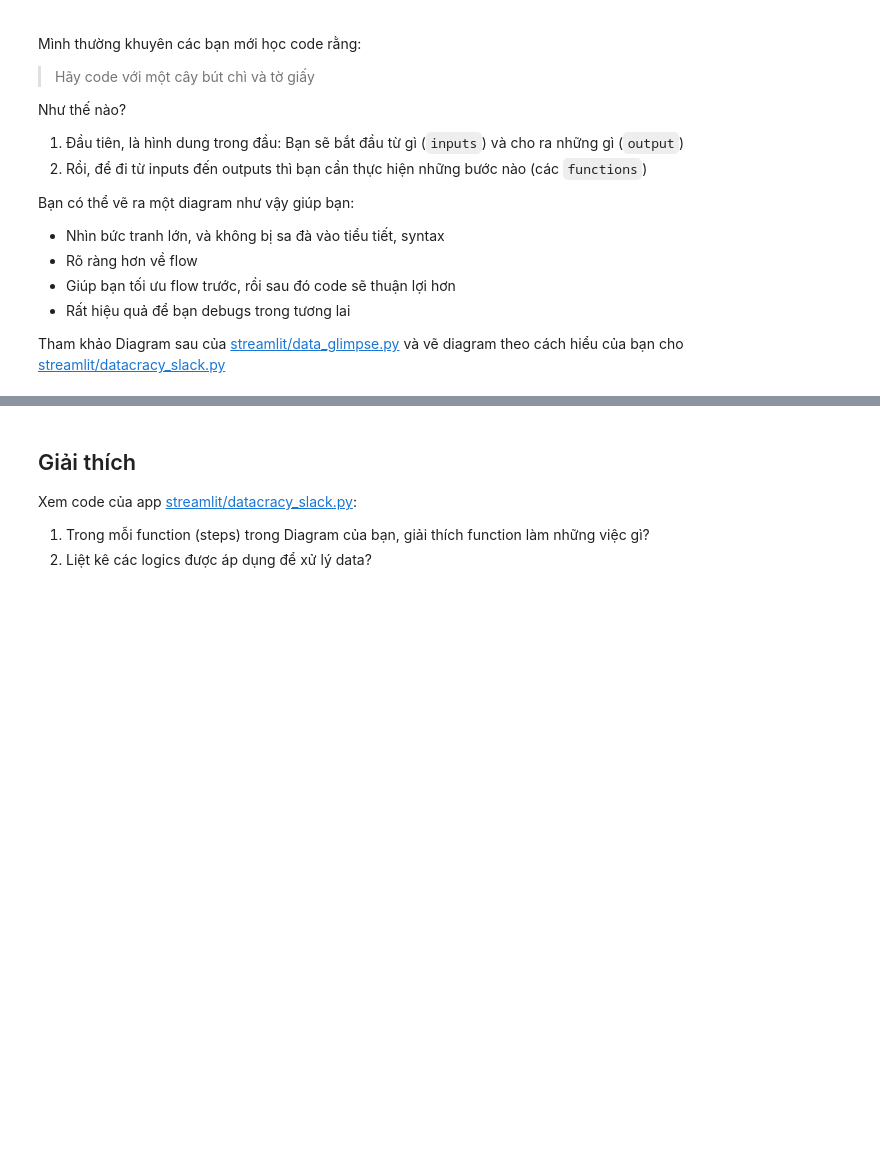
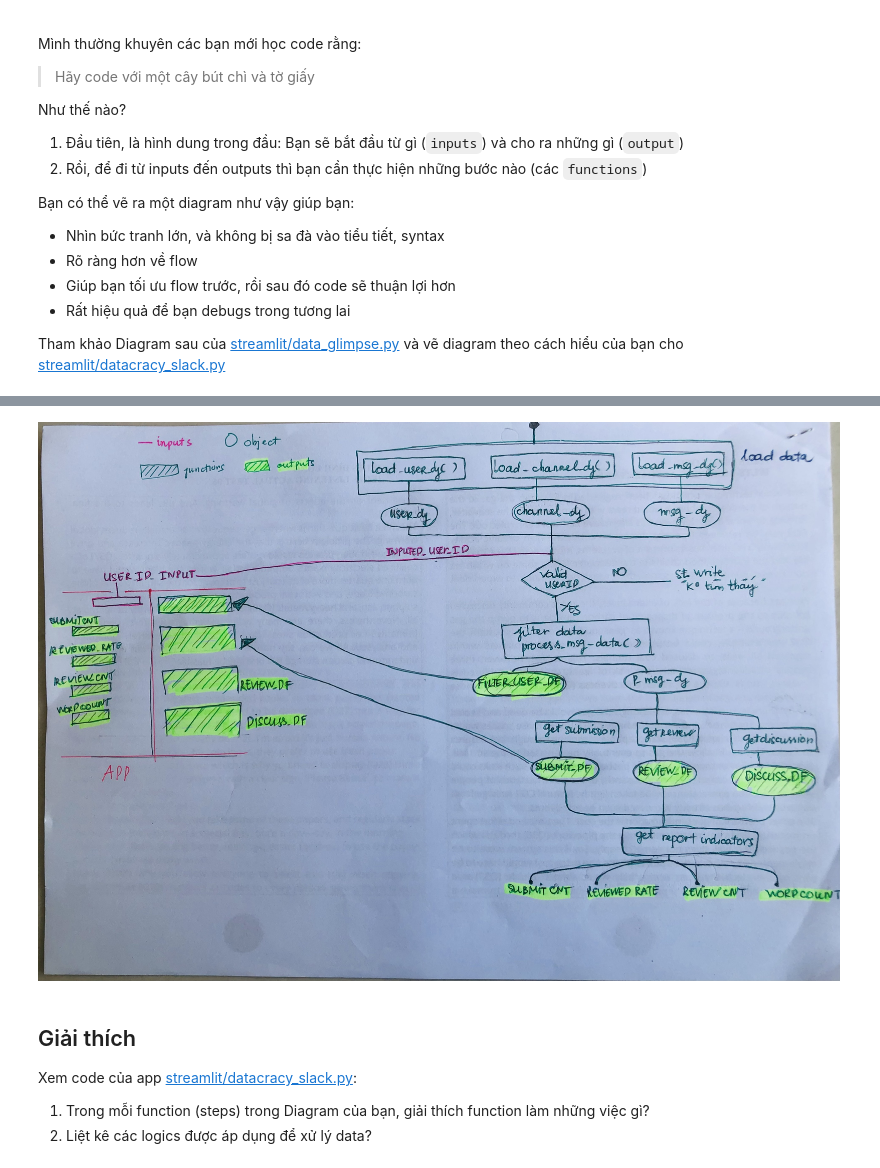
Before and after one commit to ngttnguyen/atom-assignments, a Jupyter notebook: assignment_6/NguyenThaoNguyen_assignment_6.ipynb, the cells around one changed output, grey strips where cells are left out. Drawn from its saved outputs; the diff is of its cells as text; code cells hidden in the pictures; blank space fills up the shorter version.

```diff
--- a/assignment_6/NguyenThaoNguyen_assignment_6.ipynb
+++ b/assignment_6/NguyenThaoNguyen_assignment_6.ipynb
@@ -111,6 +111,11 @@ Tham khảo Diagram sau của [streamlit/data_glimpse.py](https://github.com/anh
 > *Copy Diagram bạn vẽ vào folder img trong repo, và đổi link bên dưới*
 
 ![datacracy-slack-diagram](../img/streamlit-datacracy-Diagram.png)
+# %%
+from IPython.display import Image
+Image('img/flow_drg.jpg')
+# %% [output]
+[figure, added]
 # %% [markdown]
 ## Giải thích
 Xem code của app [streamlit/datacracy_slack.py](https://github.com/anhdanggit/atom-assignments/blob/main/streamlit/datacracy_slack.py):
```
Also changed, not shown: parts of 6 cells of this notebook, 2 other files.
